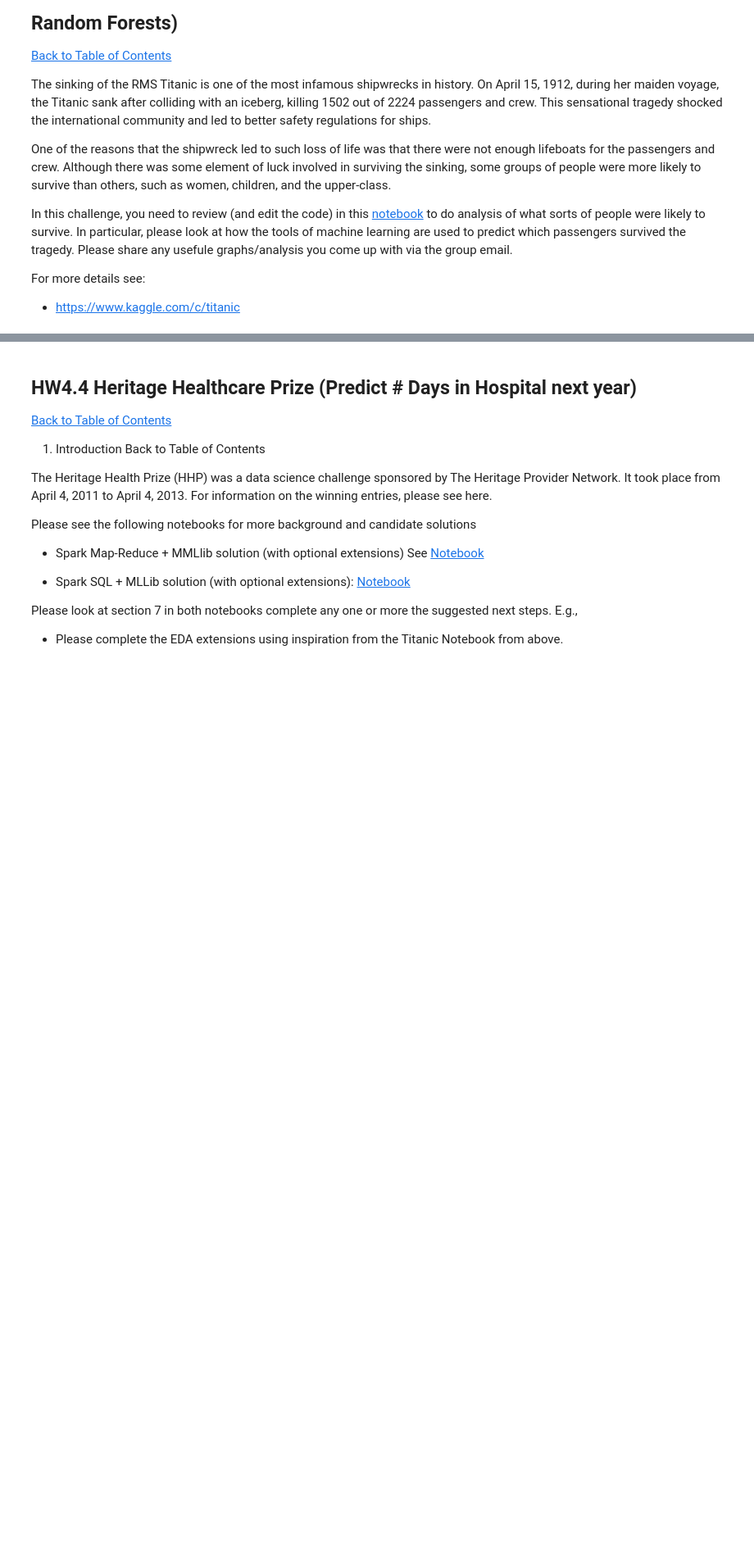
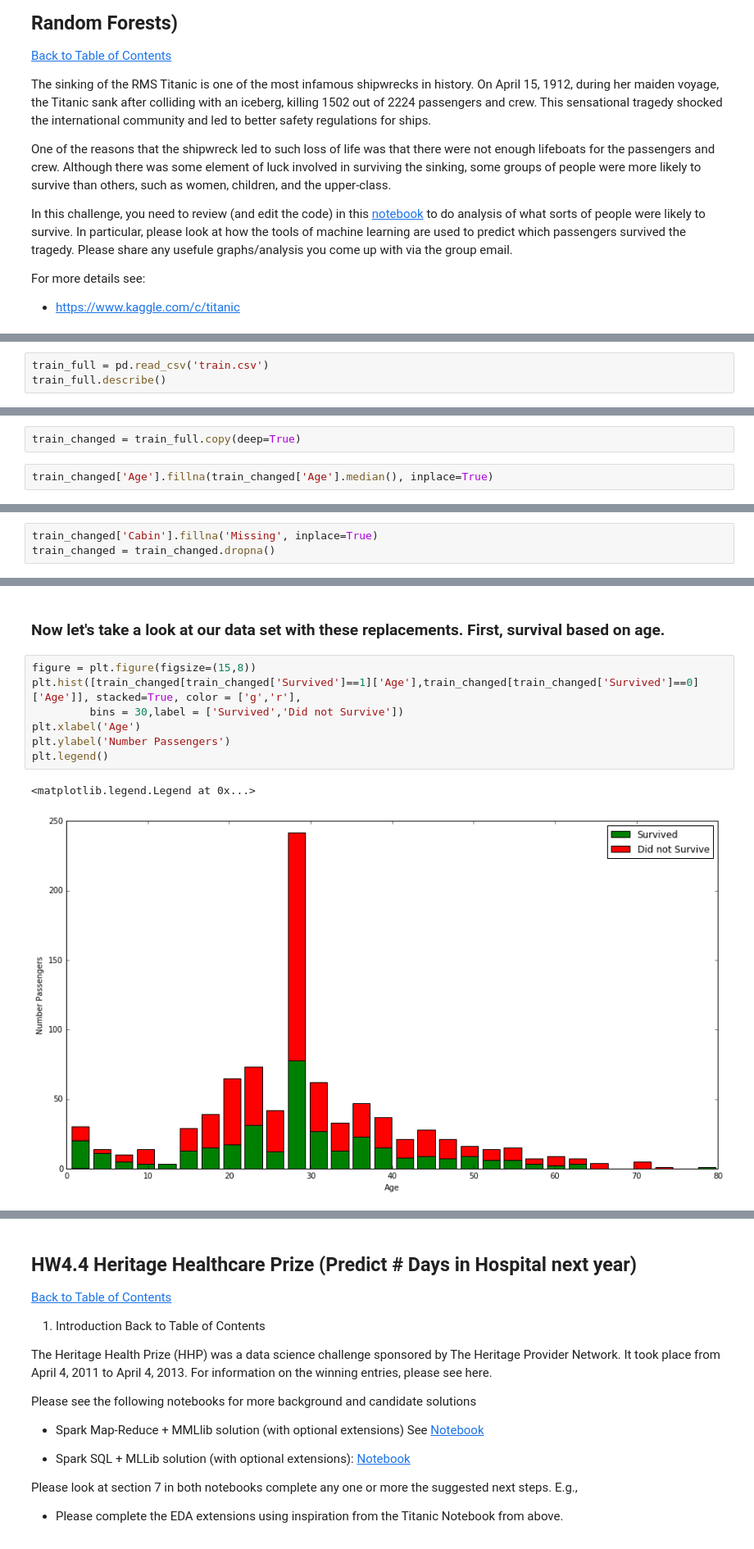
Before and after one commit to anaveenan/MachineLearning, a Jupyter notebook: TargetDataScienceTraining/Week 2/HW4/Zuehlke DAMLAS Target DS Homework - 18aug2016.ipynb, the cells around one changed output, grey strips where cells are left out. Shown at 82% size. Cells and saved outputs as stored; diff of their text form; blank space fills up the shorter version.

```diff
--- a/TargetDataScienceTraining/Week 2/HW4/Zuehlke DAMLAS Target DS Homework - 18aug2016.ipynb
+++ b/TargetDataScienceTraining/Week 2/HW4/Zuehlke DAMLAS Target DS Homework - 18aug2016.ipynb
@@ -510,0 +459,3 @@ For more details see:
+# %%
+train_full = pd.read_csv('train.csv')
+train_full.describe()
@@ -510,0 +474,4 @@ For more details see:
+# %%
+train_changed = train_full.copy(deep=True)
+# %%
+train_changed['Age'].fillna(train_changed['Age'].median(), inplace=True)
@@ -510,0 +524,3 @@ For more details see:
+# %%
+train_changed['Cabin'].fillna('Missing', inplace=True)
+train_changed = train_changed.dropna()
@@ -510,0 +556,12 @@ For more details see:
+# %% [markdown]
+### Now let's take a look at our data set with these replacements.  First, survival based on age.
+# %%
+figure = plt.figure(figsize=(15,8))
+plt.hist([train_changed[train_changed['Survived']==1]['Age'],train_changed[train_changed['Survived']==0]['Age']], stacked=True, color = ['g','r'],
+         bins = 30,label = ['Survived','Did not Survive'])
+plt.xlabel('Age')
+plt.ylabel('Number Passengers')
+plt.legend()
+# %% [output]
+<matplotlib.legend.Legend at 0x...>
+[figure, added]
```
Also changed, not shown: parts of 62 cells of this notebook.
